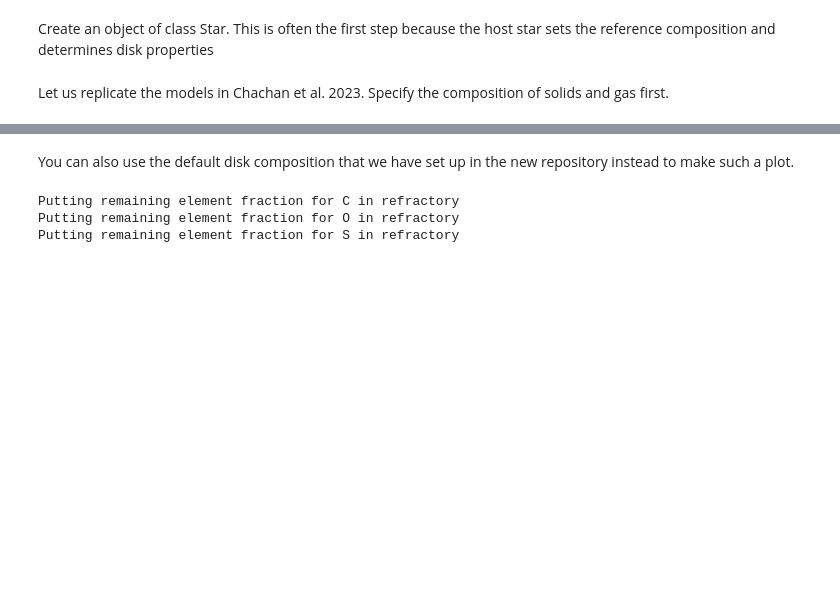
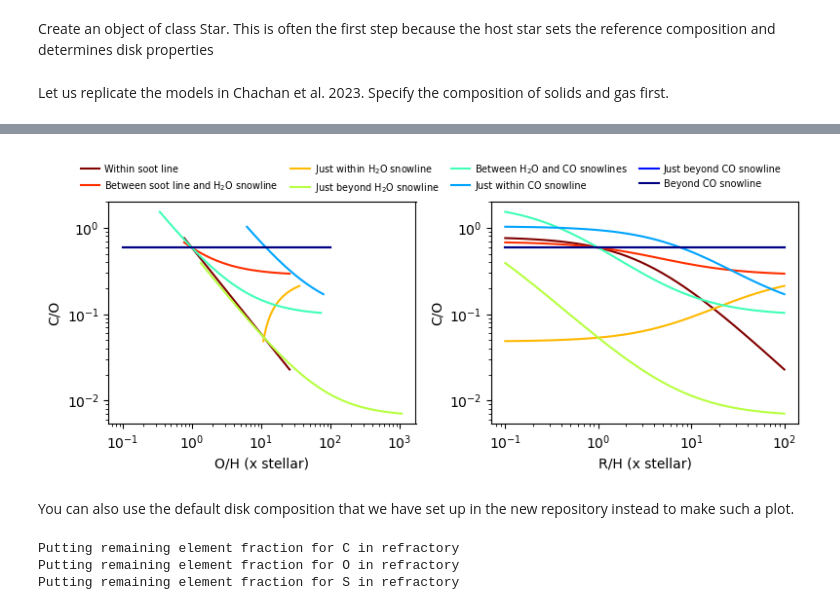
Before and after one commit to y-chachan/accomp, a Jupyter notebook: examples/example_disk_composition.ipynb, the cells around one changed output, grey strips where cells are left out. Saved outputs shown, nothing was run; the diff lists cells and outputs as text; code cells hidden in the pictures; blank space fills up the shorter version.

```diff
--- a/examples/example_disk_composition.ipynb
+++ b/examples/example_disk_composition.ipynb
@@ -57,3 +16,55 @@ fig.tight_layout()
+# %%
+mol_dict = class_Molecule.MoleculeDict(st)
+mol_dict.set_Chachan_2023_composition()
+# %%
+Si_to_H_vary = np.logspace(-1, 2., 40)
+
+scenarios = np.array(['Within soot line', 'Between soot line and H$_2$O snowline', 'Just within H$_2$O snowline', 'Just beyond H$_2$O snowline', 'Between H$_2$O and CO snowlines', 'Just within CO snowline', 'Just beyond CO snowline', 'Beyond CO snowline'])
+
+T_arr = np.array([400., 200., 180., 160., 100., 35., 25., 20.])
+
+plt.rcParams["axes.prop_cycle"] = plt.cycler("color", plt.cm.jet_r(np.linspace(0,1,len(scenarios))))
+cycle = plt.rcParams['axes.prop_cycle'].by_key()['color']
+
+h2o_enriched = class_Molecule.EnrichedMolecule('H2O', 170.)
+h2o_enriched.set_elem_fraction(st, 'O', 10.)
+
+co_enriched = class_Molecule.EnrichedMolecule('CO', 30.)
+co_enriched.set_elem_fraction(st, 'C', 10.)
+
+
+fig, axs = plt.subplots(ncols=2, figsize=(8, 3.5))
+
+for s, scen in enumerate(scenarios):
+    gas_enrichment, solid_enrichment = None, None
+    if scen == 'Just within H$_2$O snowline':
+        gas_enrichment = [h2o_enriched]
+    if scen == 'Just beyond H$_2$O snowline':
+        solid_enrichment = [h2o_enriched]
+    if scen == 'Just within CO snowline':
+        gas_enrichment = [co_enriched]
+    if scen == 'Just beyond CO snowline':
+        solid_enrichment == [co_enriched]
+
+    solid_comp, gas_comp = disk.get_solid_gas_composition(mol_dict, temp=T_arr[s], gas_enrichment=gas_enrichment, solid_enrichment=solid_enrichment)
+    predicted_comp = disk.assemble_planet(Si_to_H_vary, solid_comp, gas_comp)
+
+    axs[0].loglog(predicted_comp['O'], predicted_comp['C'] / predicted_comp['O'] * st.CtoO, label=scen)
+    axs[1].loglog(Si_to_H_vary, predicted_comp['C'] / predicted_comp['O'] * st.CtoO)
+
+#axs[0].legend(fontsize=8)
+axs[0].set_xlabel('O/H (x stellar)')
+axs[0].set_ylabel('C/O')
+
+axs[0].legend(fontsize=7, ncol=4, bbox_to_anchor=(-0.1, 1.02, 2.3, .102), loc='lower left', mode="expand", borderaxespad=0., handletextpad=0.5, borderpad=0.3, frameon=False)
+
+axs[1].set_xlabel('R/H (x stellar)')
+axs[1].set_ylabel('C/O')
+
+fig.tight_layout()
+#plt.savefig('formation-composition-links.pdf', bbox_inches='tight')
+# %% [output]
+[figure, added]
 # %% [markdown]
 You can also use the default disk composition that we have set up in the new repository instead to make such a plot.
 # %%
```
Also changed, not shown: parts of 3 cells of this notebook, 1 other file.
